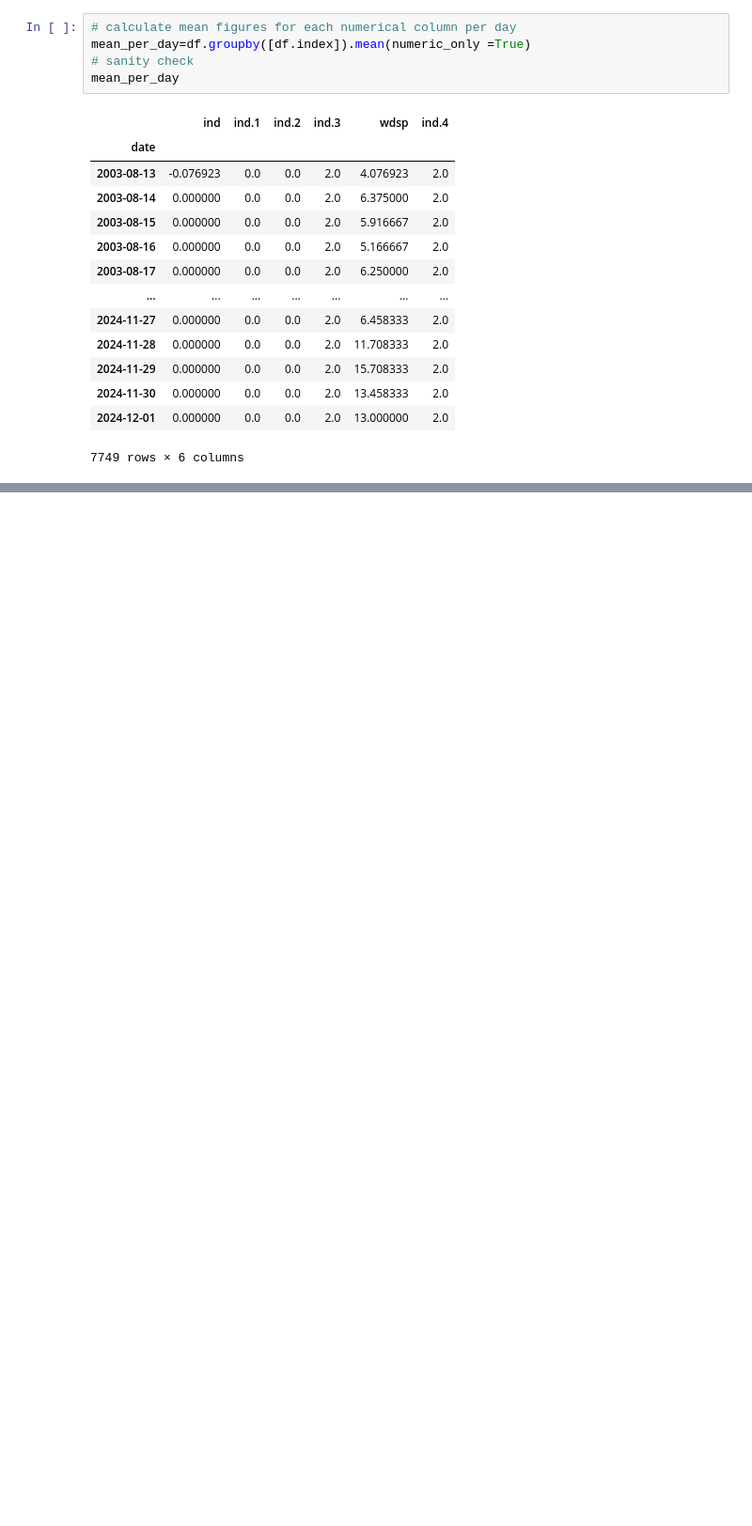
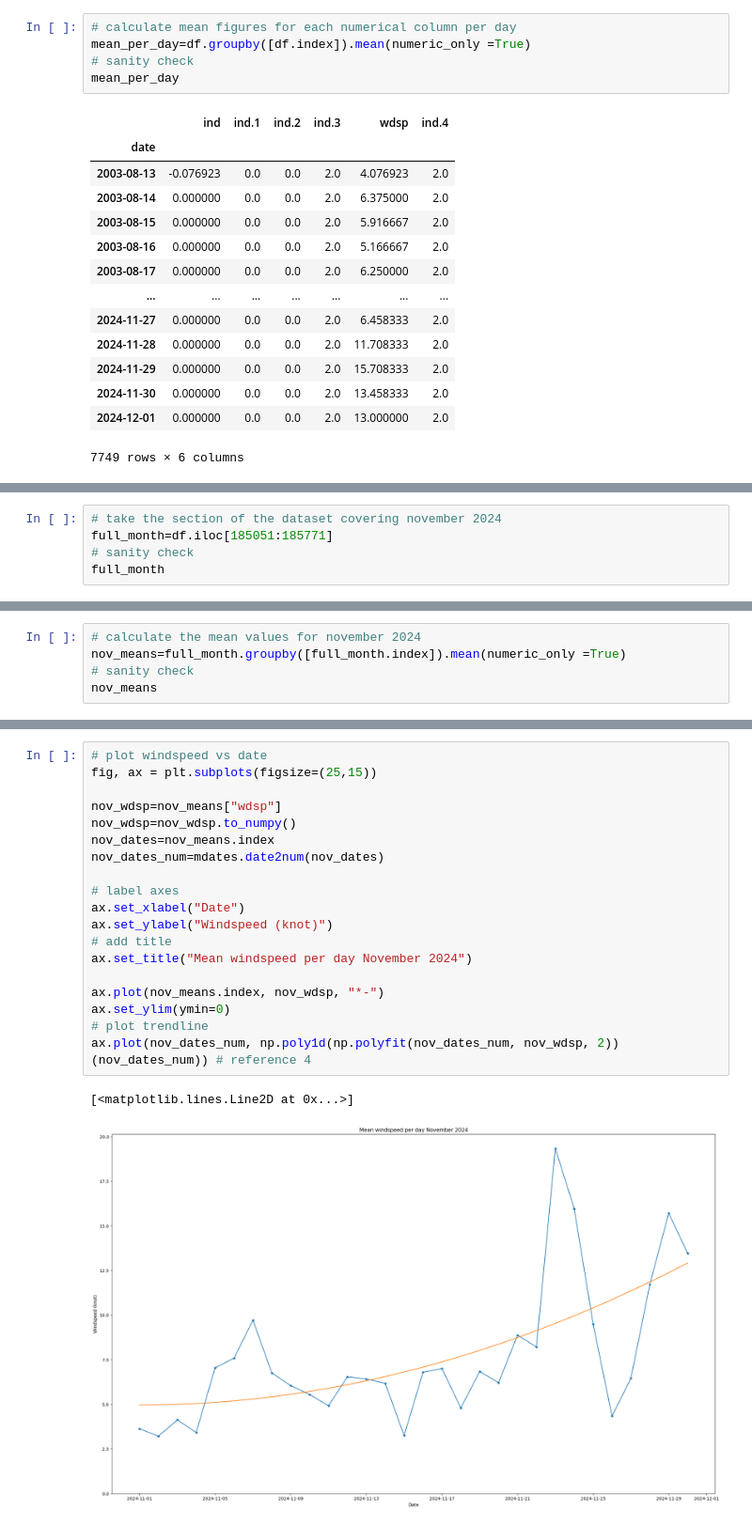
Before and after one commit to rayne-fall/pfda-project, a Jupyter notebook: project.ipynb, the cells around one changed output, grey strips where cells are left out. Shown at 94% size. Cells and saved outputs as stored; diff of their text form; blank space fills up the shorter version.

```diff
--- a/project.ipynb
+++ b/project.ipynb
@@ -125,0 +181,5 @@ UFuncTypeError: ufunc 'add' cannot use operands with types dtype('<M8[ns]') and
+# %%
+# take the section of the dataset covering november 2024
+full_month=df.iloc[185051:185771]
+# sanity check
+full_month
@@ -125,0 +201,5 @@ UFuncTypeError: ufunc 'add' cannot use operands with types dtype('<M8[ns]') and
+# %%
+# calculate the mean values for november 2024
+nov_means=full_month.groupby([full_month.index]).mean(numeric_only =True)
+# sanity check
+nov_means
@@ -125,0 +225,22 @@ UFuncTypeError: ufunc 'add' cannot use operands with types dtype('<M8[ns]') and
+# %%
+# plot windspeed vs date
+fig, ax = plt.subplots(figsize=(25,15))
+
+nov_wdsp=nov_means["wdsp"]
+nov_wdsp=nov_wdsp.to_numpy()
+nov_dates=nov_means.index
+nov_dates_num=mdates.date2num(nov_dates)
+
+# label axes
+ax.set_xlabel("Date")
+ax.set_ylabel("Windspeed (knot)")
+# add title
+ax.set_title("Mean windspeed per day November 2024")
+
+ax.plot(nov_means.index, nov_wdsp, "*-")
+ax.set_ylim(ymin=0)
+# plot trendline
+ax.plot(nov_dates_num, np.poly1d(np.polyfit(nov_dates_num, nov_wdsp, 2))(nov_dates_num)) # reference 4
+# %% [output]
+[<matplotlib.lines.Line2D at 0x...>]
+[figure, added]
```
Also changed, not shown: parts of 12 cells of this notebook, 1 other file.
